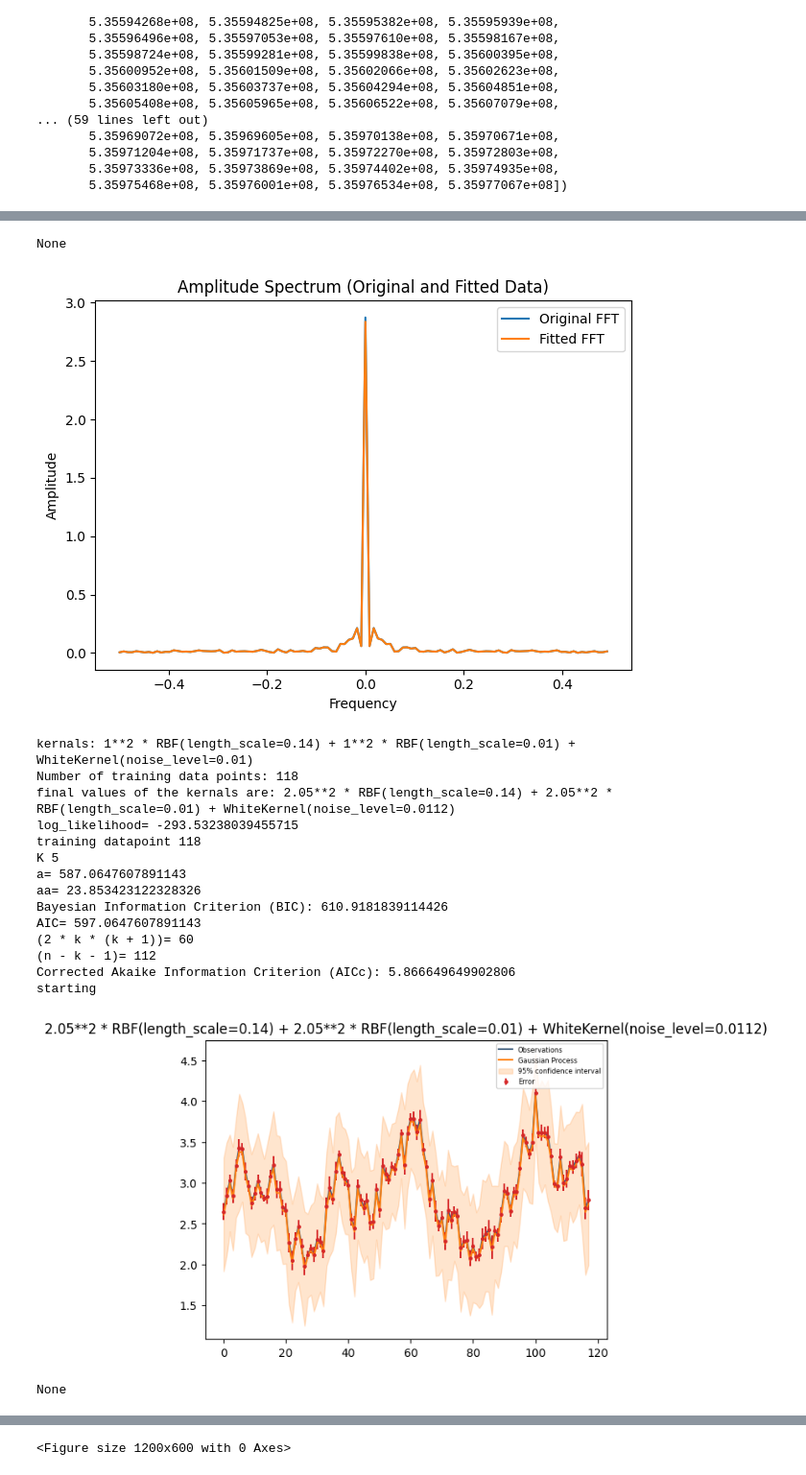
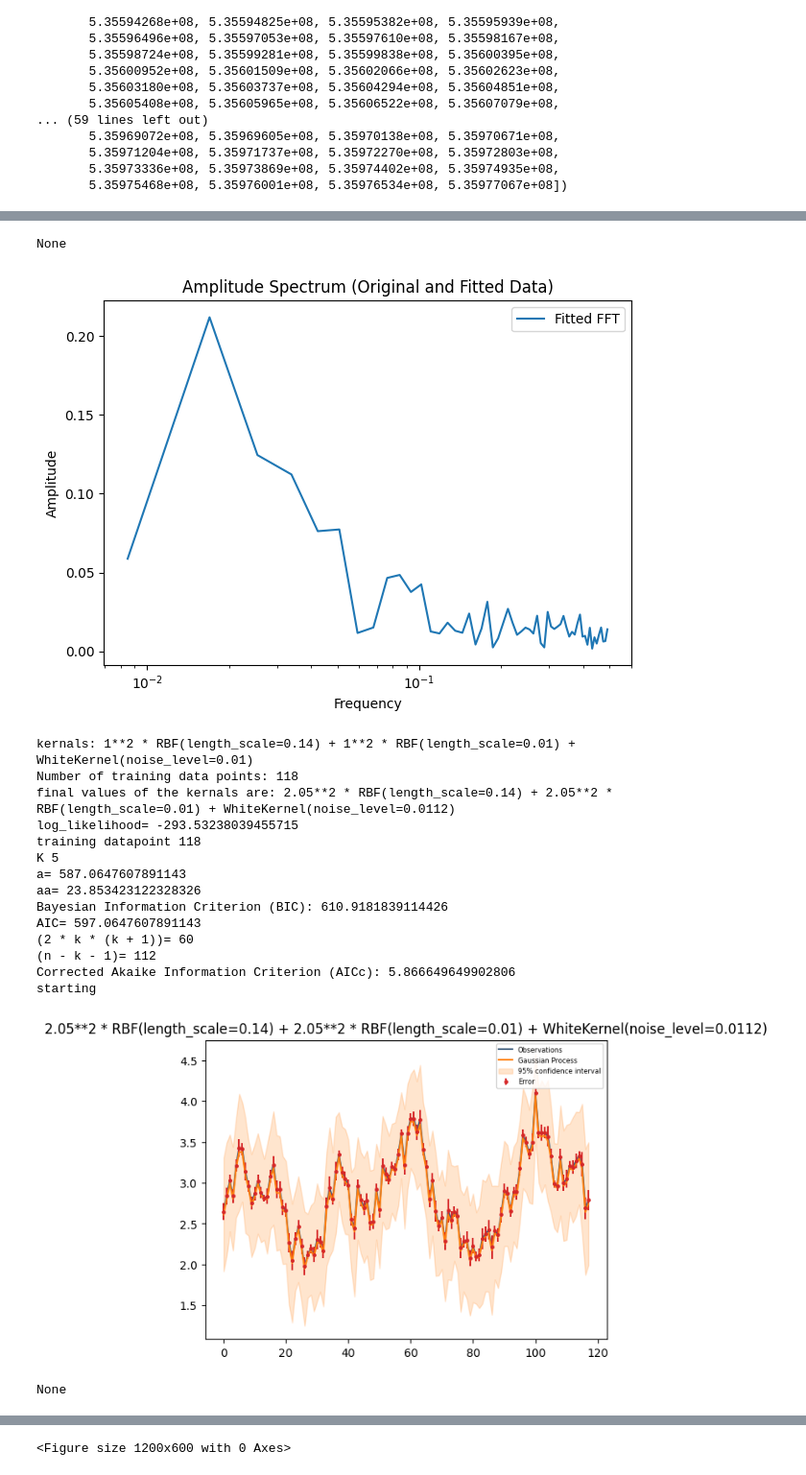
Before and after one commit to puneethegde72/Weighing-supermassive-black-holes-using-Gaussian-Processes, a Jupyter notebook: Weighing_Supermasive_backhole_project_final_final.ipynb, the cells around one changed output, grey strips where cells are left out. Shown at 96% size. Cells and saved outputs as stored; diff of their text form; code cells hidden in the pictures.

```diff
--- a/Weighing_Supermasive_backhole_project_final_final.ipynb
+++ b/Weighing_Supermasive_backhole_project_final_final.ipynb
@@ -241,22 +257,3 @@ Result_Table_box1
 | 4 | 0.816**2 * RBF(length_scale=0.1) ... | 5 | -171.655521 | 367.371964 | 3.532573 |
 | 5 | 1**2 * RBF(length_scale=0.4) + Ex... | 5 | -172.398858 | 368.858639 | 3.545280 |
 | 6 | 3.61**2 * RBF(length_scale=8.1) +... | 7 | -111.576053 | 256.837396 | 3.036105 |
-# %%
-def compute_fft(t, y):
-    dt = t[1] - t[0]  # Time step
-    n = len(y)  # Number of data points
-    freqs = np.fft.fftfreq(n, dt)  # Frequencies corresponding to FFT components
-    fft_vals = fft(y)  # Compute FFT
-
-    # Shift the FFT output to center the zero frequency component
-    fft_vals_shifted = np.fft.fftshift(fft_vals)
-    freqs_shifted = np.fft.fftshift(freqs)
-
-    amplitude = np.abs(fft_vals_shifted) / n
-    phase = np.angle(fft_vals_shifted)
-
-    return freqs_shifted, amplitude, phase
-# %%
-t, y, y_error, juldate_min = load_data(data_files[0])
-# Perform FFT analysis for the original data
-positive_freqs, amplitude_original, _ = compute_fft(t, y)
@@ -401,15 +384,17 @@ for i, kernel in enumerate(kernels):
   # Call the plot_results function to plot the results
   plot_results(t1, y1, y_error_1, y_preds, sigma, box, x, col1=col1, col2=col2)
   Result_Table_box2 = Result_Table_box2.append({'Kernel': str(final_kernal_value), 'k': no_parameter,'log_likelihood': log_likelihood,'BIC': BIC, 'AICc': AICc}, ignore_index=True)
-
+  '''
   # Perform FFT analysis for the original data
   positive_freqs, amplitude_original, _ = compute_fft(t, y)
-  fig, b2 = plt.subplots()
+
   b2.plot(positive_freqs, amplitude_original, label='Original FFT')
-
+  '''
   # Calculate the FFT of the Gaussian Process fitted curve (y_pred)
   positive_freqs_fitted, amplitude_fitted, _ = compute_fft(x, y_pred.flatten())
+  fig, b2 = plt.subplots()
   b2.plot(positive_freqs_fitted, amplitude_fitted, label='Fitted FFT')
+  plt.xscale('log')
   b2.set_title('Amplitude Spectrum (Original and Fitted Data)')
   b2.set_xlabel('Frequency')
   b2.set_ylabel('Amplitude')
@@ -520,40 +512,42 @@ for i, kernel in enumerate(kernels):
   plot_results(t, y, y_error, y_pred, sigma, box1, X)
   Result_Table_box3 = Result_Table_box3.append({'Kernel': str(final_kernal_value), 'k': no_parameter,'log likelihood': log_likelihood,'BIC': BIC, 'AICc': AICc}, ignore_index=True)
   print(juldate_zero)
-
+  '''
   # Perform FFT analysis for the original data
   positive_freqs, amplitude_original, _ = compute_fft(t, y)
-  fig, b3 = plt.subplots()
   b3.plot(positive_freqs, amplitude_original, label='Original FFT')
+  '''
 
   # Calculate the FFT of the Gaussian Process fitted curve (y_pred)
   positive_freqs_fitted, amplitude_fitted, _ = compute_fft(X, y_pred.flatten())
+  fig, b3 = plt.subplots()
   b3.plot(positive_freqs_fitted, amplitude_fitted, label='Fitted FFT')
+  plt.xscale('log')
   b3.set_title('Amplitude Spectrum (Original and Fitted Data)')
   b3.set_xlabel('Frequency')
   b3.set_ylabel('Amplitude')
   b3.legend()
 
   plt.tight_layout()
   plt.show()
 # %% [output]
 kernals: 1**2 * RBF(length_scale=0.14) + WhiteKernel(noise_level=0.01)
 Number of training data points: 118
 final values of the kernals are: 2.89**2 * RBF(length_scale=0.14) + WhiteKernel(noise_level=0.0197)
 log_likelihood= -293.53238039407586
 training datapoint 118
 K 3
 a= 587.0647607881517
 aa= 14.312053873396994
 Bayesian Information Criterion (BIC): 601.3768146615487
 AIC= 593.0647607881517
 (2 * k * (k + 1))= 24
 (n - k - 1)= 114
 Corrected Akaike Information Criterion (AICc): 5.412848778843436
 starting
 [figure]
 None
-[figure, old version]
+[figure, new version]
 kernals: 1**2 * RBF(length_scale=0.14) + 1**2 * RBF(length_scale=0.01) + WhiteKernel(noise_level=0.01)
 Number of training data points: 118
 final values of the kernals are: 2.05**2 * RBF(length_scale=0.14) + 2.05**2 * RBF(length_scale=0.01) + WhiteKernel(noise_level=0.0112)
```
Also changed, not shown: parts of 8 cells of this notebook.
